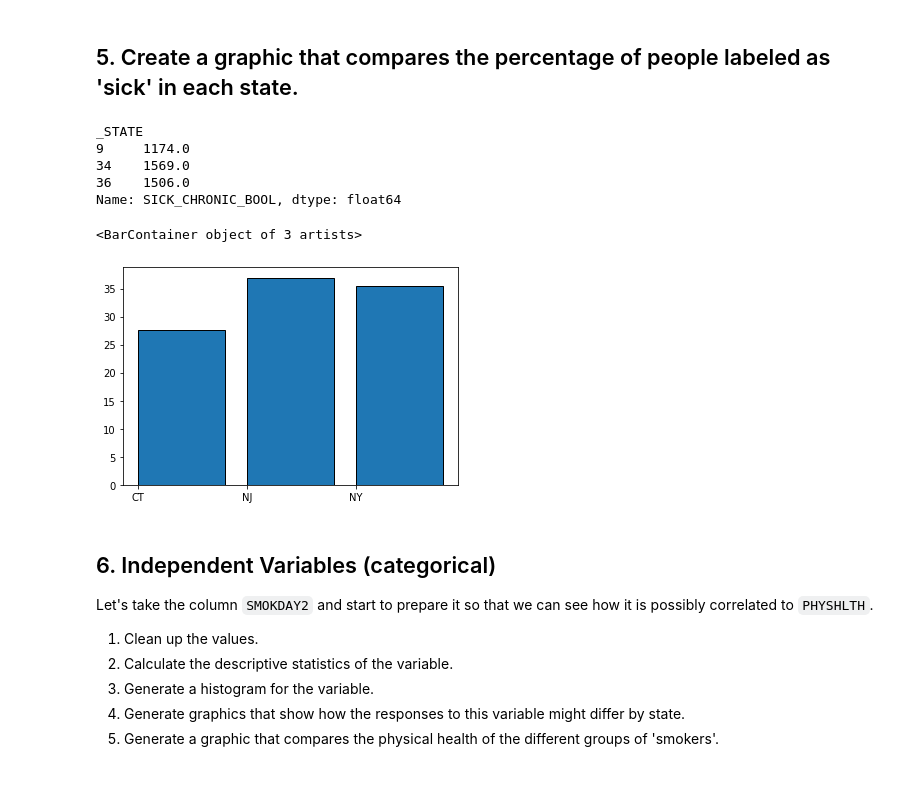
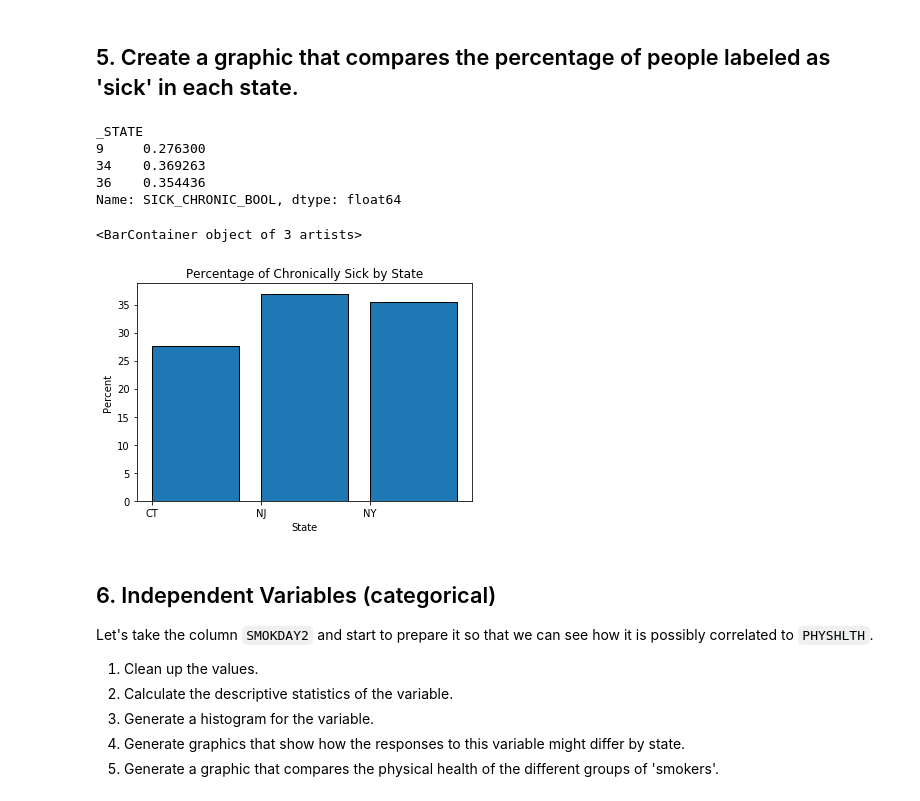
Before and after one commit to trevohearn/nyc-mhtn-ds-010620-lectures, a Jupyter notebook: week_2/case_study/Data_Exploration_Applied.ipynb, the cells around one changed output. Cells and saved outputs as stored; diff of their text form; code cells hidden in the pictures.

```diff
--- a/week_2/case_study/Data_Exploration_Applied.ipynb
+++ b/week_2/case_study/Data_Exploration_Applied.ipynb
@@ -84,8 +84,9 @@ df['PHYSHLTH'].isna().unique()#check for nan #0 days sick
 df.dropna(subset=['PHYSHLTH'], inplace=True)
 df['PHYSHLTH'] = df['PHYSHLTH'].astype('int64')
 df['PHYSHLTH'] = df['PHYSHLTH'].replace(to_replace=88, value= 0) #0 days sick
-df['PHYSHLTH'] = df['PHYSHLTH'].replace(to_replace=77, value= -1) #not sure
-df['PHYSHLTH'] = df['PHYSHLTH'].replace(to_replace=99, value= -1) #refused
+df['PHYSHLTH'] = df['PHYSHLTH'].replace(to_replace=77, value= 0) #not sure
+df['PHYSHLTH'] = df['PHYSHLTH'].replace(to_replace=99, value= 0) #refused
+
 #df.drop(subset='PHYSHLTH')
 
 
@@ -227,21 +231,23 @@ df['SICK_CHRONIC_BOOL'] = df['SICK_CHRONIC'][df['SICK_CHRONIC'] >= 0] * 0 + 1 #
 grp_ttlsickbystate = df.groupby('_STATE')['SICK_CHRONIC_BOOL'].sum()
 grp_avgsickbystate = grp_ttlsickbystate / totalsick
 grp_ttlsickbystate
-#grp_avgsickbystate
-
+grp_avgsickbystate
 #df['PHYSHLTH'] = df['PHYSHLTH'].replace(to_replace=77, value=int(mean))
 # %% [output]
 _STATE
-9     1174.0
-34    1569.0
-36    1506.0
+9     0.276300
+34    0.369263
+36    0.354436
 Name: SICK_CHRONIC_BOOL, dtype: float64
 # %%
 # create graphic to compare chronically sick by state
+plt.title('Percentage of Chronically Sick by State')
+plt.xlabel('State')
+plt.ylabel('Percent')
 plt.bar(x = ['CT', 'NJ', 'NY'], height = grp_avgsickbystate * 100, align='edge', edgecolor='black' )
 # %% [output]
 <BarContainer object of 3 artists>
-[figure, old version]
+[figure, new version]
 # %% [markdown]
 ## 6. Independent Variables (categorical)
 
```
Also changed, not shown: parts of 16 cells of this notebook, 3 other files.
